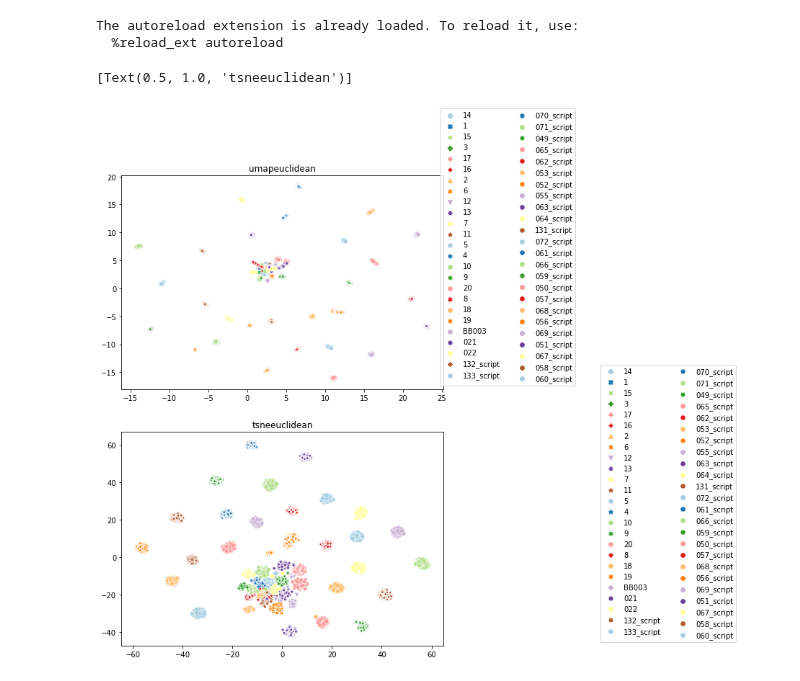
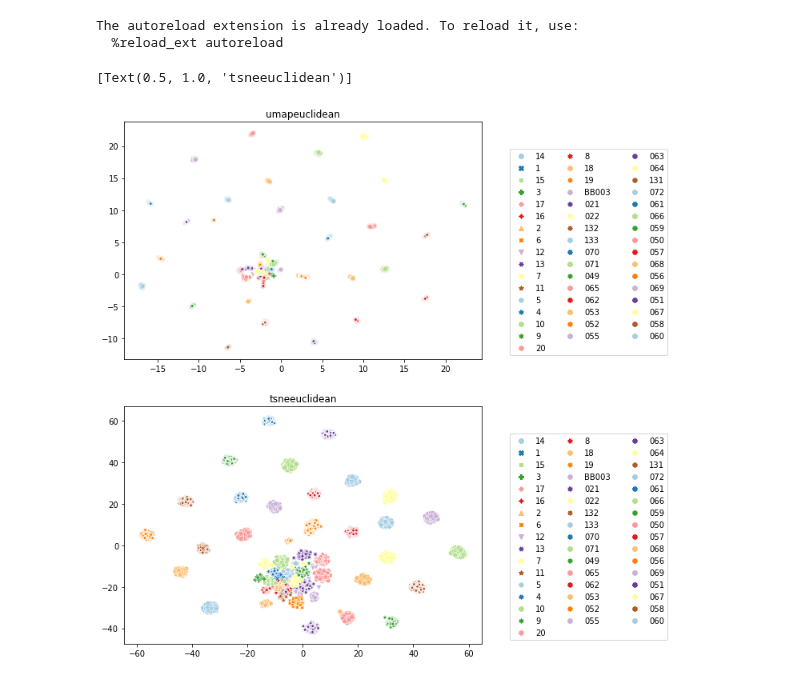
Before and after one commit to Rahul-Brito/infantvoice, a Jupyter notebook: scripts/Sohye Notebook Extra Embeddings.ipynb, the cells around one changed output. Cells and saved outputs as stored; diff of their text form; code cells hidden in the pictures.

```diff
--- a/scripts/Sohye Notebook Extra Embeddings.ipynb
+++ b/scripts/Sohye Notebook Extra Embeddings.ipynb
@@ -57,12 +44,0 @@ emb['data_set'] = emb_unscaled.data_set.astype('string').to_numpy()
-# %%
-pid = []
-sex_list = []
-test = []
-for name,corpus in zip(emb.part_id, emb.data_set):
-    test.append(name)
-    if corpus == 'IV_001-020_0316' or corpus == 'IV_021-023-BB003_0601':
-        pid.append(name.split("_")[0])
-        sex_list.append('F')
-    elif corpus == 'spont_script_all_0606':
-        pid.append(name.split("_")[0])# + "_" + name.split("_")[3])
-        sex_list.append(name.split("_")[1])
@@ -73,8 +80,5 @@ emb_label_clean['sex'] = sex_list
 # %%
-from sklearn.manifold import TSNE
-import umap
-
-X= emb.drop(columns=['part_id', 'data_set'])
+X= emb.drop(columns=labels)
 #metric = 'cosine'
 metric = 'euclidean'
 
@@ -82,29 +86,21 @@ tsne = TSNE(n_components=2, perplexity=60, init = 'pca', random_state=20, metric
 umap = umap.UMAP(n_components=2,metric=metric)
 
 Xtsne = tsne.fit_transform(X)
-
-#my_tsne_test=dr.run_tsne(emb, init = 'pca', random_state=20, metric='euclidean')
-
 Xumap = umap.fit_transform(X)
 # %%
 ##plot 2 dimensions from each dimension reduction
 fig, (ax1,ax2) = plt.subplots(2,figsize=(8,12))
-#fig, (ax1, ax2) = plt.subplots(ncols=2, figsize=(16,6))
 
-clust_plt_umap = sns.scatterplot(x=Xumap[:,0], y=Xumap[:,1], ax=ax1, palette="Paired", hue=emb_label_clean.part_id, style=emb_label_clean.part_id, legend=True)
-ax1.legend(loc="lower center",bbox_to_anchor=(1.2,  0), ncol=2)
+clust_plt_umap = sns.scatterplot(x=Xumap[:,0], y=Xumap[:,1], ax=ax1, palette="Paired", hue=emb.part_id, style=emb.part_id, legend=True)
+ax1.legend(loc="lower center",bbox_to_anchor=(1.3,  0), ncol=3)
 clust_plt_umap.set(title = 'umap' + metric)
-#clust_plt_umap.set(title = str(dist.umap))
 
-#clust_plt_my_tsne = sns.scatterplot(x=my_tsne_test.dim0, y=my_tsne_test.dim1, ax=ax1, palette="Paired", hue=emb.part_id, style=emb.part_id)
-#ax1.legend(loc="lower center",bbox_to_anchor=(1.2,  0), ncol=2)
-
-clust_plt_tsne = sns.scatterplot(x=Xtsne[:,0], y=Xtsne[:,1], ax=ax2, palette="Paired", hue=emb_label_clean.part_id, style=emb_label_clean.part_id,legend=True)
-ax2.legend(loc="lower center",bbox_to_anchor=(1.7,  0), ncol=2)
+clust_plt_tsne = sns.scatterplot(x=Xtsne[:,0], y=Xtsne[:,1], ax=ax2, palette="Paired", hue=emb.part_id, style=emb.part_id,legend=True)
+ax2.legend(loc="lower center",bbox_to_anchor=(1.3,  0), ncol=3)
 clust_plt_tsne.set(title = 'tsne' + metric)
 # %% [output]
 [Text(0.5, 1.0, 'tsneeuclidean')]
-[figure, old version]
+[figure, new version]
 # %%
 ##plot 2 dimensions from each dimension reduction
 fig, (ax1,ax2) = plt.subplots(2,figsize=(8,12))
```
Also changed, not shown: parts of 32 cells of this notebook, 1 other file.
